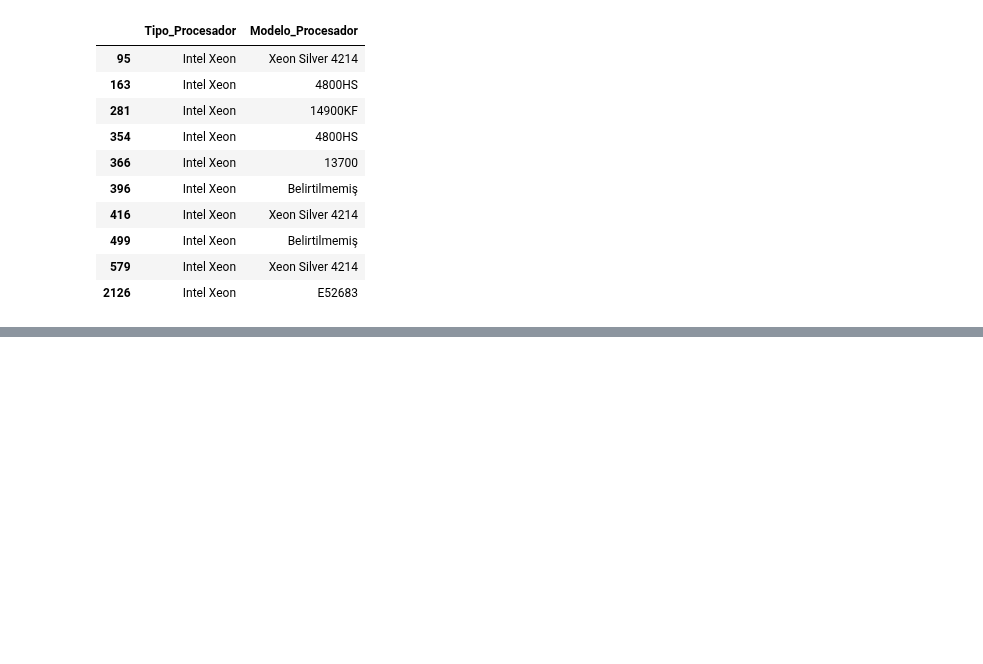
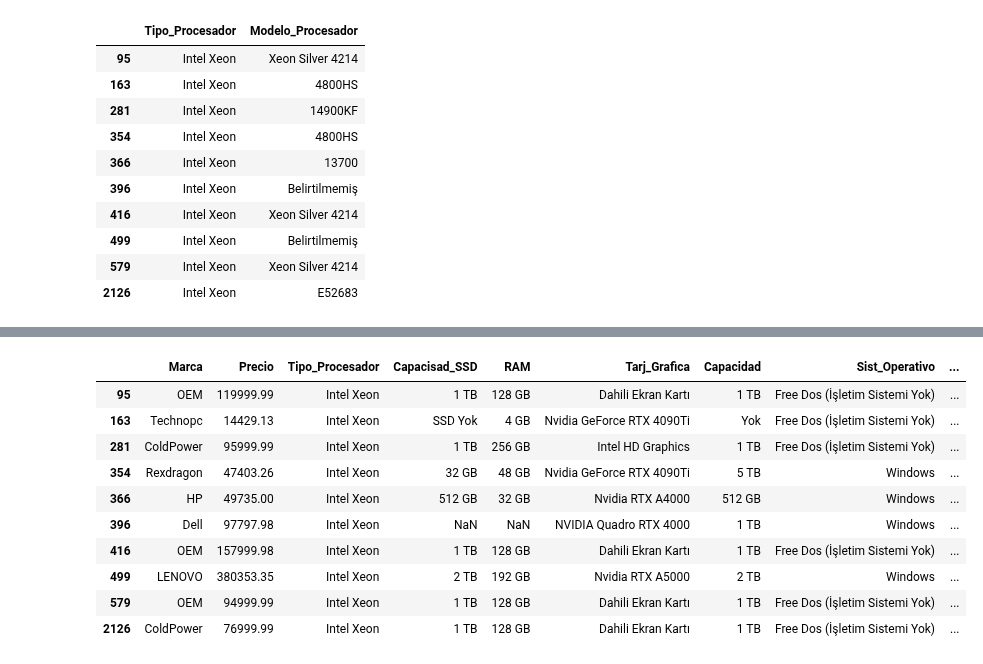
Before and after one commit to Jorge-Alvarez-23/Data-Science-II_Coder, a Jupyter notebook: PROYECTO.ipynb, the cells around one changed output, grey strips where cells are left out. Drawn from its saved outputs; the diff is of its cells as text; code cells hidden in the pictures; blank space fills up the shorter version.

```diff
--- a/PROYECTO.ipynb
+++ b/PROYECTO.ipynb
@@ -763,0 +784,14 @@ registros_filtrados[['Tipo_Procesador', 'Modelo_Procesador']]
+# %%
+registros_filtrados
+# %% [output]
+|  | Marca | Precio | Tipo_Procesador | Capacisad_SSD | RAM | Tarj_Grafica | Capacidad | Sist_Operativo | ... |
+| 95 | OEM | 119999.99 | Intel Xeon | 1 TB | 128 GB | Dahili Ekran Kartı | 1 TB | Free Dos (İşletim Sistemi Yok) | ... |
+| 163 | Technopc | 14429.13 | Intel Xeon | SSD Yok | 4 GB | Nvidia GeForce RTX 4090Ti | Yok | Free Dos (İşletim Sistemi Yok) | ... |
+| 281 | ColdPower | 95999.99 | Intel Xeon | 1 TB | 256 GB | Intel HD Graphics | 1 TB | Free Dos (İşletim Sistemi Yok) | ... |
+| 354 | Rexdragon | 47403.26 | Intel Xeon | 32 GB | 48 GB | Nvidia GeForce RTX 4090Ti | 5 TB | Windows | ... |
+| 366 | HP | 49735.00 | Intel Xeon | 512 GB | 32 GB | Nvidia RTX A4000 | 512 GB | Windows | ... |
+| 396 | Dell | 97797.98 | Intel Xeon | NaN | NaN | NVIDIA Quadro RTX 4000 | 1 TB | Windows | ... |
+| 416 | OEM | 157999.98 | Intel Xeon | 1 TB | 128 GB | Dahili Ekran Kartı | 1 TB | Free Dos (İşletim Sistemi Yok) | ... |
+| 499 | LENOVO | 380353.35 | Intel Xeon | 2 TB | 192 GB | Nvidia RTX A5000 | 2 TB | Windows | ... |
+| 579 | OEM | 94999.99 | Intel Xeon | 1 TB | 128 GB | Dahili Ekran Kartı | 1 TB | Free Dos (İşletim Sistemi Yok) | ... |
+| 2126 | ColdPower | 76999.99 | Intel Xeon | 1 TB | 128 GB | Dahili Ekran Kartı | 1 TB | Free Dos (İşletim Sistemi Yok) | ... |
```
Also changed, not shown: parts of 1 cell of this notebook.
